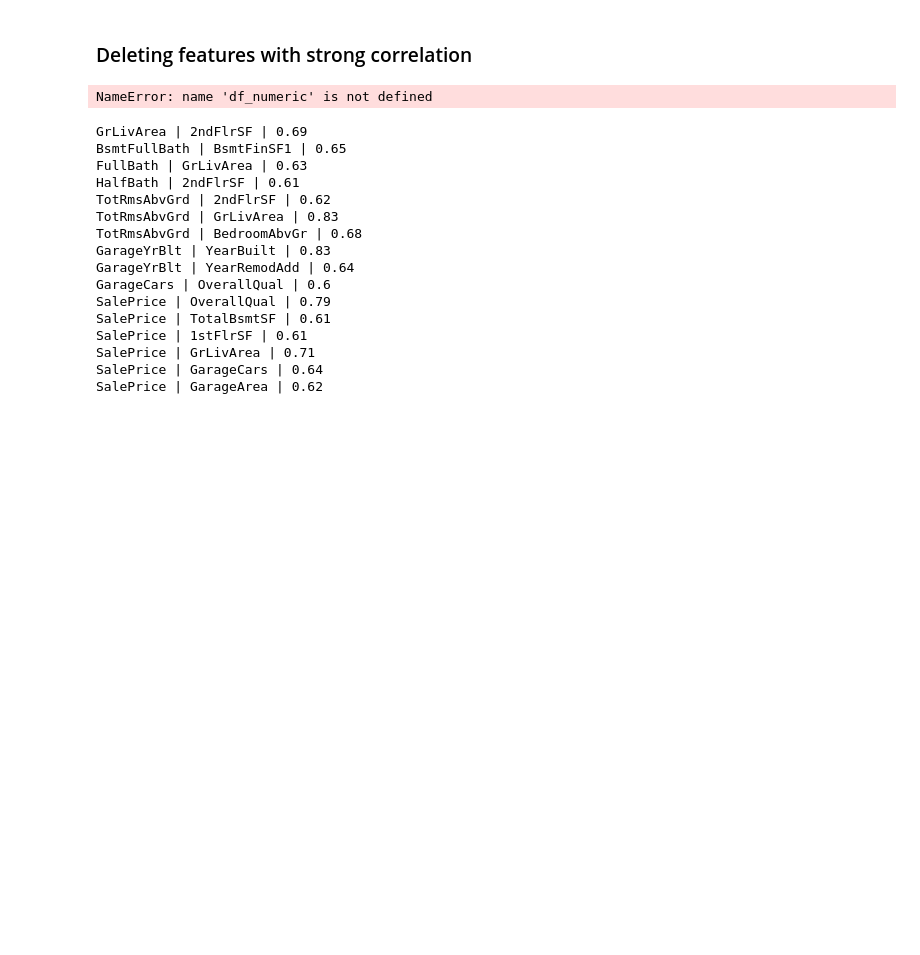
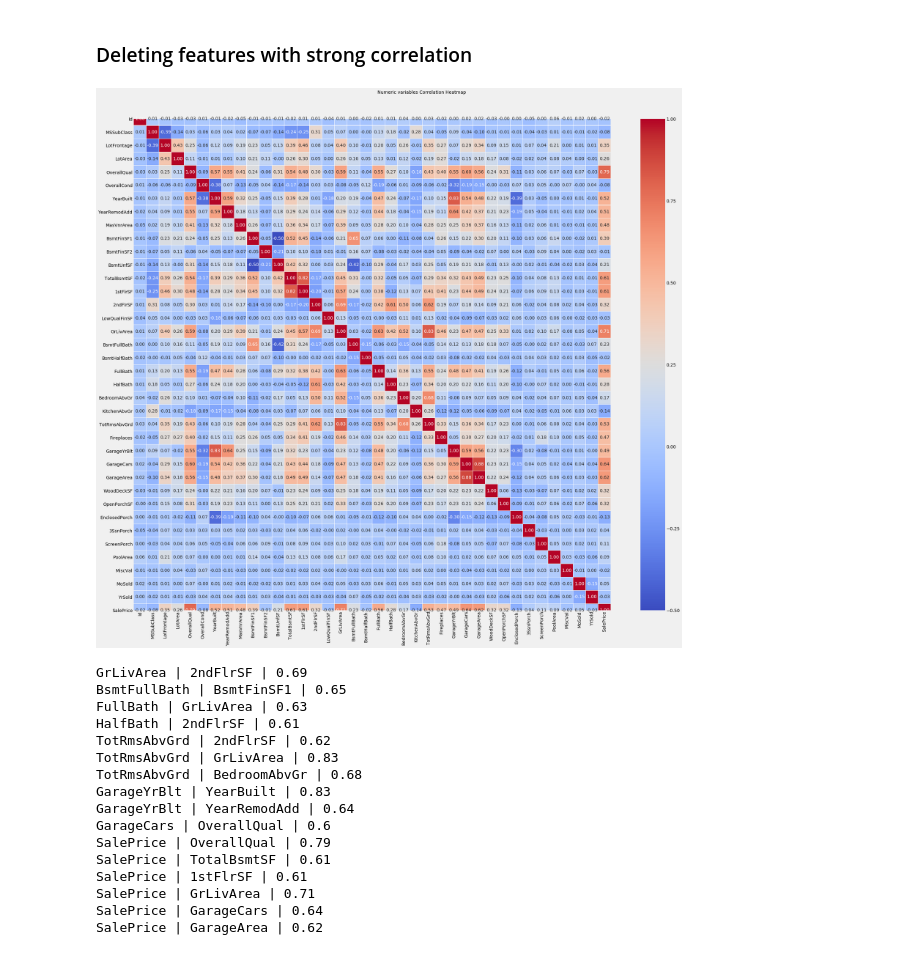
Before and after one commit to Stuksus/House-Prices, a Jupyter notebook: house_pricing.ipynb, the cells around one changed output. Saved outputs shown, nothing was run; the diff lists cells and outputs as text; code cells hidden in the pictures; blank space fills up the shorter version.

```diff
--- a/house_pricing.ipynb
+++ b/house_pricing.ipynb
@@ -203,15 +215,14 @@ We will remove 4 columns.
 # %% [markdown]
 ### Deleting features with strong correlation <a class="anchor" id="ch8"></a>
 # %%
-df_numeric.shape
 f, ax = plt.subplots(figsize=(30, 25))
 corr = df.corr()
 hm = sns.heatmap(round(corr,2), annot=True, ax=ax, cmap="coolwarm",fmt='.2f',
                  linewidths=.05)
 f.subplots_adjust(top=0.93)
 t= f.suptitle('Numeric variables Correlation Heatmap', fontsize=14)
 # %% [output]
-NameError: name 'df_numeric' is not defined
+[figure, added]
 # %%
 def corr_df(x, corr_val):
     '''
```
Also changed, not shown: parts of 54 cells of this notebook.
